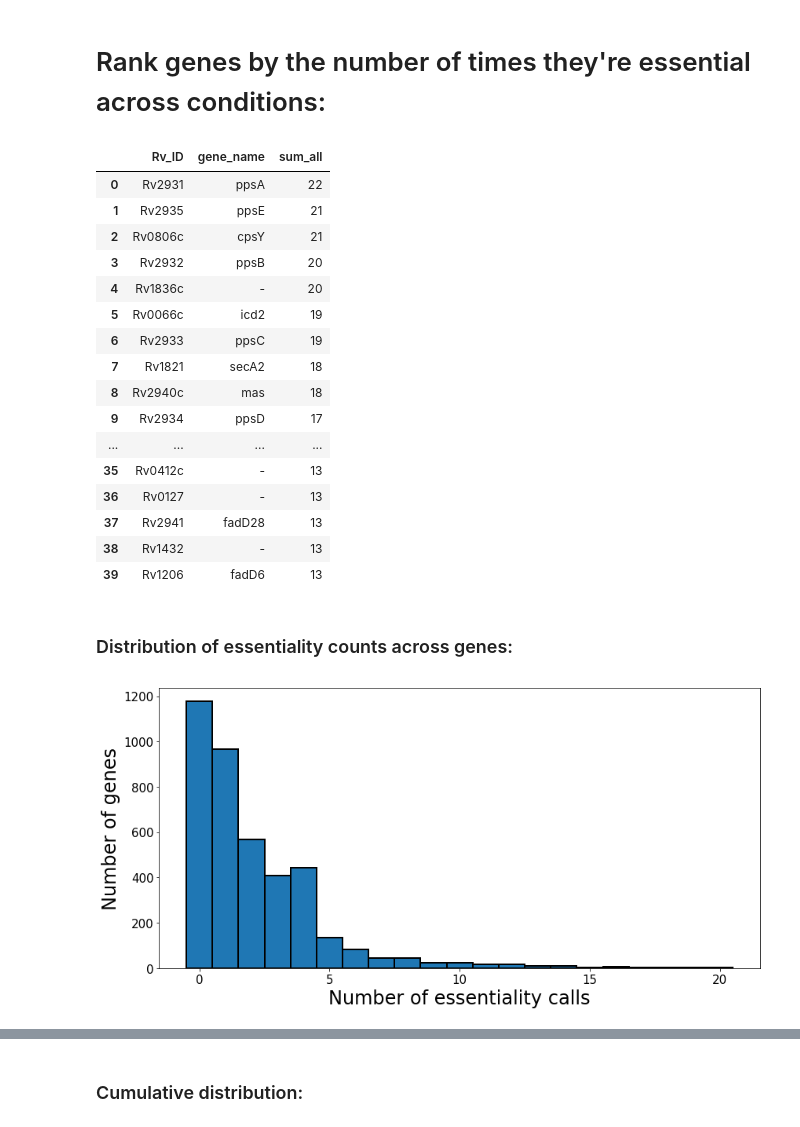
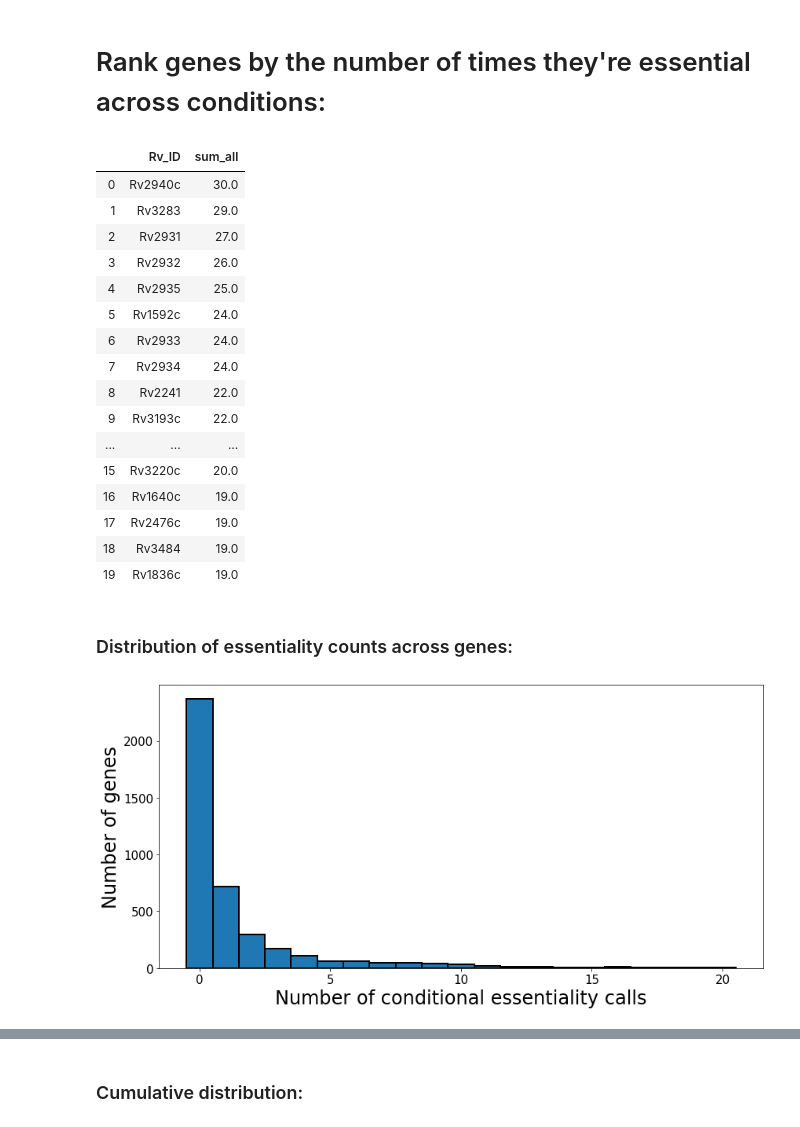
Before and after one commit to ajinich/mtb_tn_db, a Jupyter notebook: code/visualizations/Tn_library_stats.ipynb, the cells around one changed output, grey strips where cells are left out. Saved outputs shown, nothing was run; the diff lists cells and outputs as text; code cells hidden in the pictures.

```diff
--- a/code/visualizations/Tn_library_stats.ipynb
+++ b/code/visualizations/Tn_library_stats.ipynb
@@ -33,5 +24,5 @@ def essential_subset(df, subset_cols, subset_name):
 # %% [markdown]
 ## Files and paths:
 # %%
-dir_data = '../../data'
+dir_data = '../../data/standardized_data/'
 dir_figs = '../../figures/Tn_mat_stats/'
@@ -40,3 +31,4 @@ Load Mtb-Tn-Mat
 # %%
-tn_file = os.path.join(dir_data, 'Tn_library_DB.xlsx')
-df_tn = pd.read_excel(tn_file)
+tn_file = os.path.join(dir_data, 'result_bin_matrix_2019_12_10.csv')
+df_tn = pd.read_csv(tn_file)
+df_tn.head(2)
@@ -84,26 +83,25 @@ plt.savefig(file_out, dpi = 300)
 # %%
-df_tn['sum_all'] = df_tn.sum(numeric_only=True, axis = 1)
-df_tn_top = df_tn[df_tn.sum_all > 12][['Rv_ID', 'gene_name', 'sum_all']].sort_values(by='sum_all', ascending=False)
+df_tn_top = df_tn[df_tn.sum_all > 10][['Rv_ID', 'sum_all']].sort_values(by='sum_all', ascending=False)
 df_tn_top.reset_index(inplace=True, drop=True)
-df_tn_top
+df_tn_top.head(20)
 # %% [output]
-|  | Rv_ID | gene_name | sum_all |
-| 0 | Rv2931 | ppsA | 22 |
-| 1 | Rv2935 | ppsE | 21 |
-| 2 | Rv0806c | cpsY | 21 |
-| 3 | Rv2932 | ppsB | 20 |
-| 4 | Rv1836c | - | 20 |
-| 5 | Rv0066c | icd2 | 19 |
-| 6 | Rv2933 | ppsC | 19 |
-| 7 | Rv1821 | secA2 | 18 |
-| 8 | Rv2940c | mas | 18 |
-| 9 | Rv2934 | ppsD | 17 |
-| ... | ... | ... | ... |
-| 35 | Rv0412c | - | 13 |
-| 36 | Rv0127 | - | 13 |
-| 37 | Rv2941 | fadD28 | 13 |
-| 38 | Rv1432 | - | 13 |
-| 39 | Rv1206 | fadD6 | 13 |
+|  | Rv_ID | sum_all |
+| 0 | Rv2940c | 30.0 |
+| 1 | Rv3283 | 29.0 |
+| 2 | Rv2931 | 27.0 |
+| 3 | Rv2932 | 26.0 |
+| 4 | Rv2935 | 25.0 |
+| 5 | Rv1592c | 24.0 |
+| 6 | Rv2933 | 24.0 |
+| 7 | Rv2934 | 24.0 |
+| 8 | Rv2241 | 22.0 |
+| 9 | Rv3193c | 22.0 |
+| ... | ... | ... |
+| 15 | Rv3220c | 20.0 |
+| 16 | Rv1640c | 19.0 |
+| 17 | Rv2476c | 19.0 |
+| 18 | Rv3484 | 19.0 |
+| 19 | Rv1836c | 19.0 |
 # %% [markdown]
 ### Distribution of essentiality counts across genes:
 # %%
@@ -111,7 +109,7 @@ plt.figure(figsize = (12,6))
 hist = plt.hist(df_tn['sum_all'].values, bins = np.arange(-0.5, 21), edgecolor='black', linewidth=2)
 
 # sns.distplot(df_tn['sum_all'].values, bins = np.arange(-0.5, 21))
-plt.xlabel('Number of essentiality calls', fontsize = 24)
+plt.xlabel('Number of conditional essentiality calls', fontsize = 24)
 plt.ylabel('Number of genes', fontsize = 24)
 plt.xticks(fontsize = 15)
 yt = plt.yticks(fontsize = 15)
@@ -119,4 +117,4 @@ plt.tight_layout()
 out_file = os.path.join(dir_figs, 'gene_stats.png')
 plt.savefig(out_file, dpi = 300)
 # %% [output]
-[figure, old version]
+[figure, new version]
```
Also changed, not shown: parts of 44 cells of this notebook, 5 other files.
